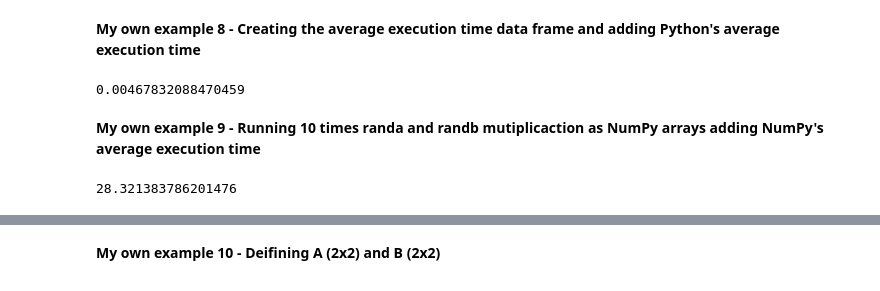
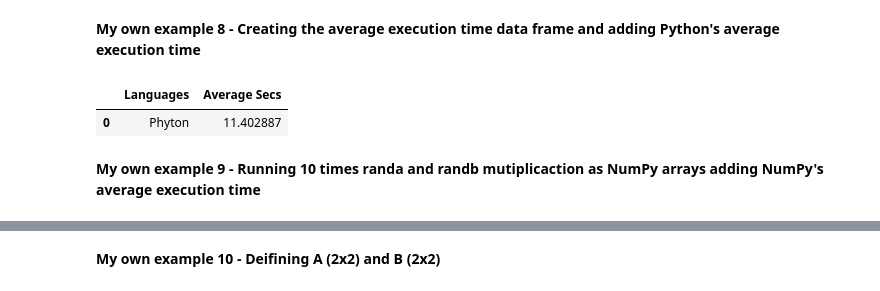
Before and after one commit to JuanXo375/AlgorithmsUN2023I, a Jupyter notebook: Lab2/Lab2.ipynb, the cells around one changed output, grey strips where cells are left out. Saved outputs shown, nothing was run; the diff lists cells and outputs as text; code cells hidden in the pictures.

```diff
--- a/Lab2/Lab2.ipynb
+++ b/Lab2/Lab2.ipynb
@@ -334,40 +352,11 @@ print(prom)
 # %% [markdown]
 **My own example 8 - Creating the average execution time data frame and adding Python's average execution time**
-# %%
-import pandas as pd
-import numpy as np
-import time
-
-tiempos = []
-np.random.seed(0)
-for i in range(10):
-  inicio = time.time()
-  np.random.seed(0)
-  matmul(pd.DataFrame(np.random.rand(600, 100)),pd.DataFrame(np.random.rand(100,600)))
-  fin= time.time()
-  dif = fin - inicio
-  tiempos.append(dif)
-
-prom = sum(tiempos) / len(tiempos)
-print(prom)
-# %% [output]
-0.00467832088470459
+# %%
+dic = {'Languages':['Phyton'],'Average Secs':[prom]}
+
+df = pd.DataFrame(dic)
+# %% [output]
+|  | Languages | Average Secs |
+| 0 | Phyton | 11.402887 |
 # %% [markdown]
 **My own example 9 - Running 10 times randa and randb mutiplicaction as NumPy arrays  adding NumPy's average execution time**
-# %%
-import numpy as np
-import time
-
-tiempos = []
-np.random.seed(0)
-for i in range(10):
-  inicio = time.time()
-  matmul(np.random.rand(600, 100),np.random.rand(100,600))
-  fin= time.time()
-  dif = fin - inicio
-  tiempos.append(dif)
-
-prom = sum(tiempos) / len(tiempos)
-print(prom)
-# %% [output]
-28.321383786201476
```
Also changed, not shown: parts of 15 cells of this notebook.
